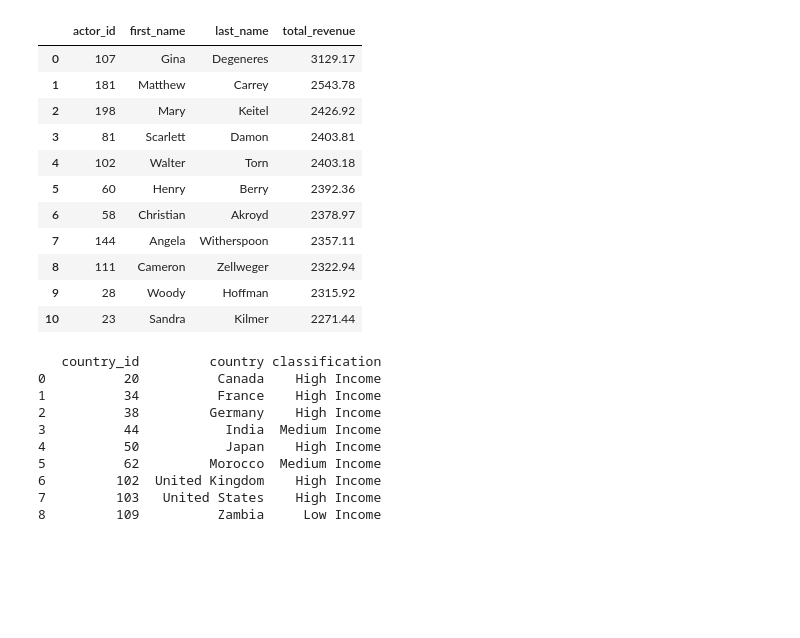
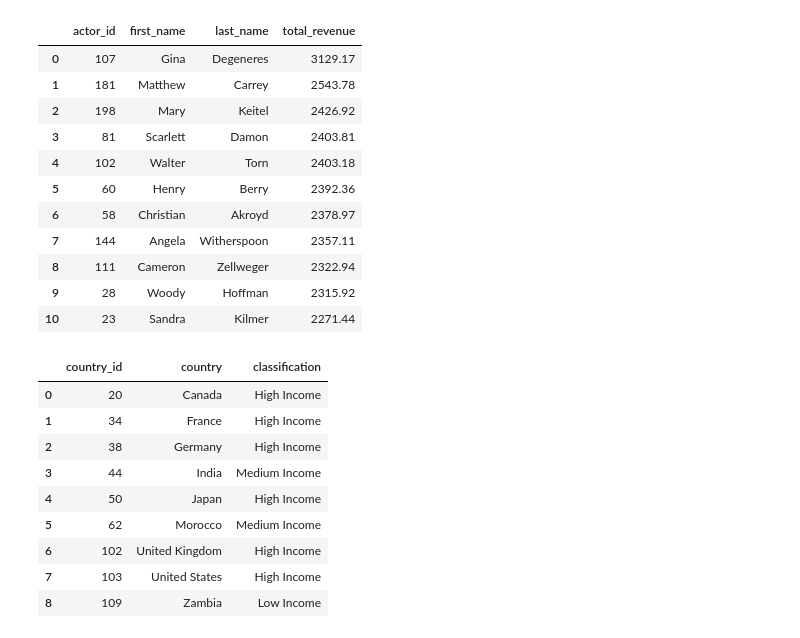
Before and after one commit to z-zamzam/dvd_rental_analysis, a Jupyter notebook: assignment1.ipynb, the cells around one changed output. Cells and saved outputs as stored; diff of their text form; code cells hidden in the pictures; blank space fills up the shorter version.

```diff
--- a/assignment1.ipynb
+++ b/assignment1.ipynb
@@ -172,28 +168,3 @@ countries_classification = pd.DataFrame({
     "country": ["United States", "Canada", "United Kingdom", "Germany", "France", "Japan", "India", "Morocco", "Zambia", "Nicaragua"],
     "classification": ["High Income", "High Income", "High Income", "High Income", "High Income", "High Income", "Medium Income", "Medium Income", "Low Income", "Low Income"]
 })
-# %%
-# Query the data for countries
-query = """
-    SELECT country_id, country
-    FROM country
-"""
-
-countries_df = pd.read_sql_query(query, conn)
-
-# Merge the two DataFrames based on country name
-merged_df = pd.merge(countries_df, countries_classification, on="country")
-
-# Print the merged DataFrame
-print(merged_df)
-# %% [output]
-   country_id         country classification
-0          20          Canada    High Income
-1          34          France    High Income
-2          38         Germany    High Income
-3          44           India  Medium Income
-4          50           Japan    High Income
-5          62         Morocco  Medium Income
-6         102  United Kingdom    High Income
-7         103   United States    High Income
-8         109          Zambia     Low Income
@@ -202,0 +182,13 @@ conn.close()
+# %%
+merged_df.head(10)
+# %% [output]
+|  | country_id | country | classification |
+| 0 | 20 | Canada | High Income |
+| 1 | 34 | France | High Income |
+| 2 | 38 | Germany | High Income |
+| 3 | 44 | India | Medium Income |
+| 4 | 50 | Japan | High Income |
+| 5 | 62 | Morocco | Medium Income |
+| 6 | 102 | United Kingdom | High Income |
+| 7 | 103 | United States | High Income |
+| 8 | 109 | Zambia | Low Income |
```
Also changed, not shown: parts of 6 cells of this notebook.
